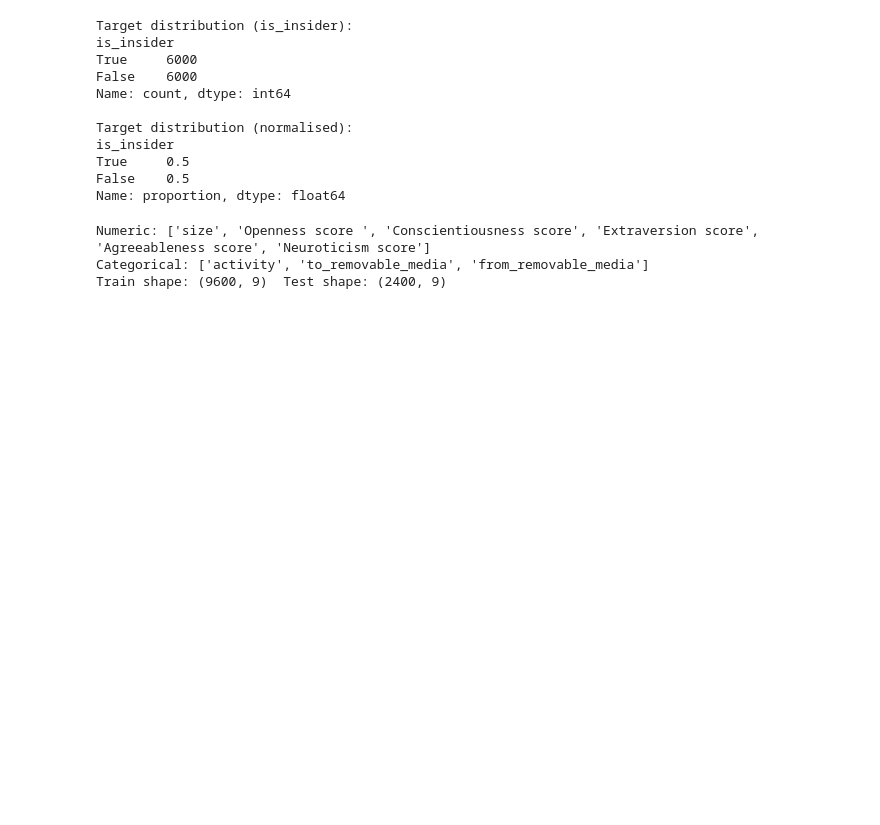
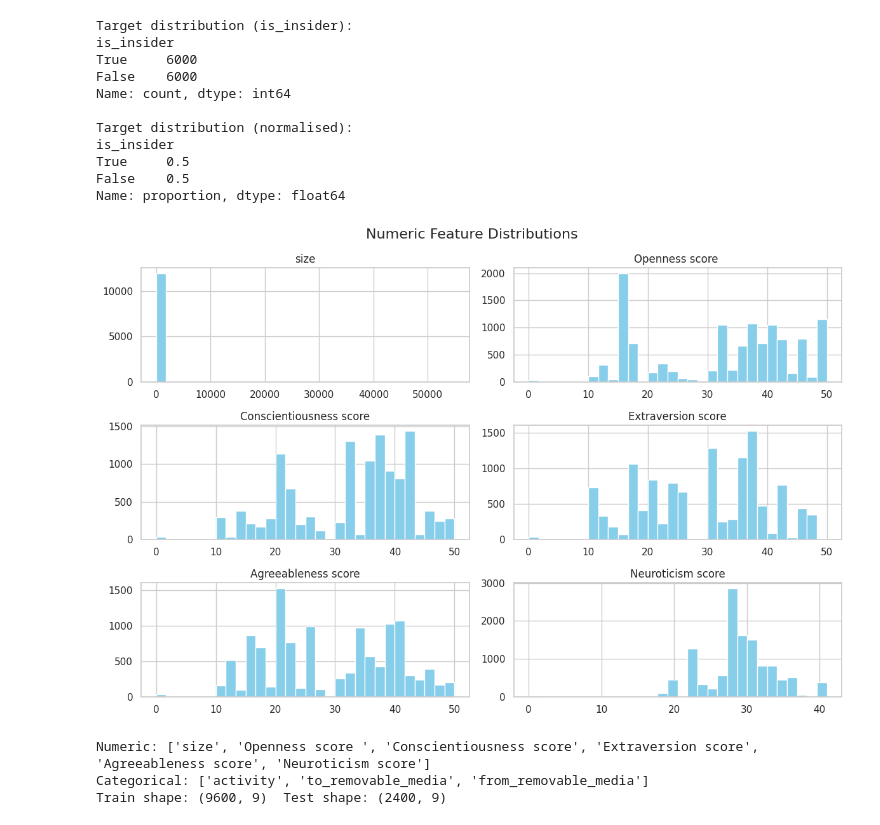
Before and after one commit to egyinmoe/Detecting-Insider-Threats-through-Behavioral-AI_Dissertation, a Jupyter notebook: Ver2_Insiderthreat_withgithub.ipynb, the cells around one changed output. Saved outputs shown, nothing was run; the diff lists cells and outputs as text; code cells hidden in the pictures; blank space fills up the shorter version.

```diff
--- a/Ver2_Insiderthreat_withgithub.ipynb
+++ b/Ver2_Insiderthreat_withgithub.ipynb
@@ -75,6 +75,26 @@ is_insider
 True     0.5
 False    0.5
 Name: proportion, dtype: float64
+# %%
+# ======================
+# EDA: Histograms
+# ======================
+
+numeric_cols = [
+    "size",
+    "Openness score ",
+    "Conscientiousness score",
+    "Extraversion score",
+    "Agreeableness score",
+    "Neuroticism score"
+]
+
+df[numeric_cols].hist(figsize=(12, 8), bins=30, color="skyblue")
+plt.suptitle("Numeric Feature Distributions", fontsize=16)
+plt.tight_layout()
+plt.show()
+# %% [output]
+[figure, added]
 # %%
 # ======================================================
 # 3: Define X, y and feature groups
```
Also changed, not shown: parts of 23 cells of this notebook.
